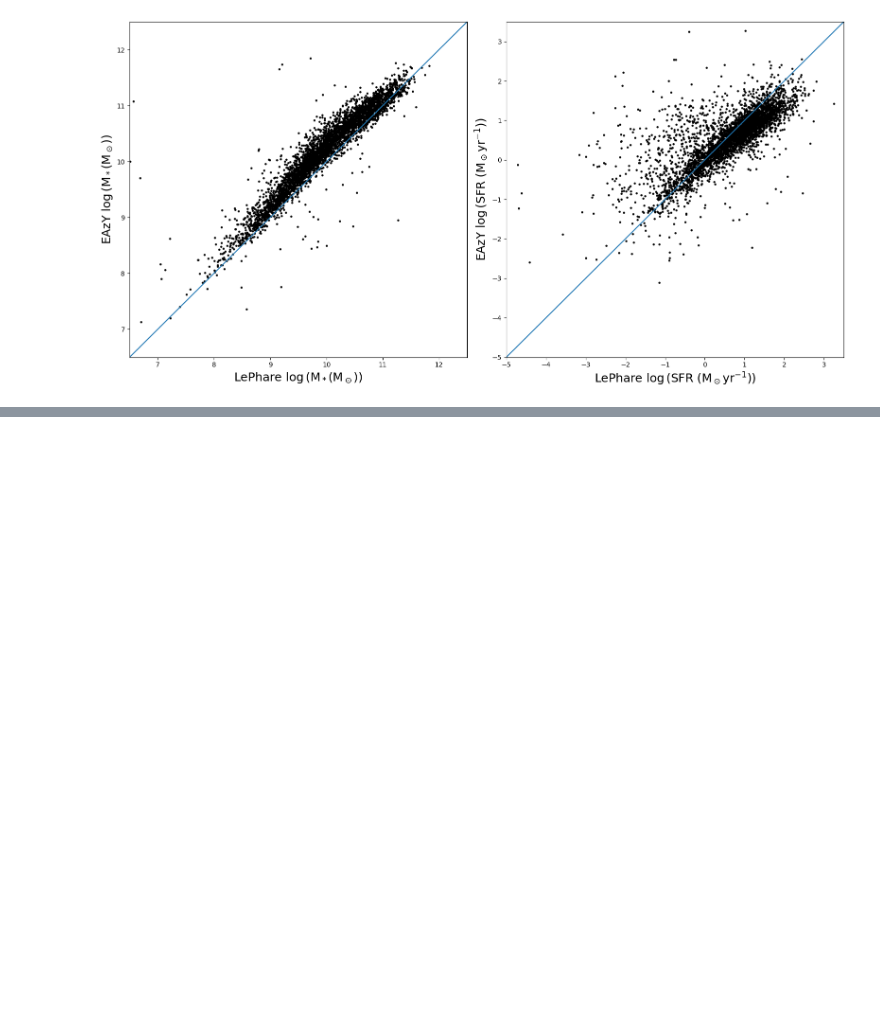
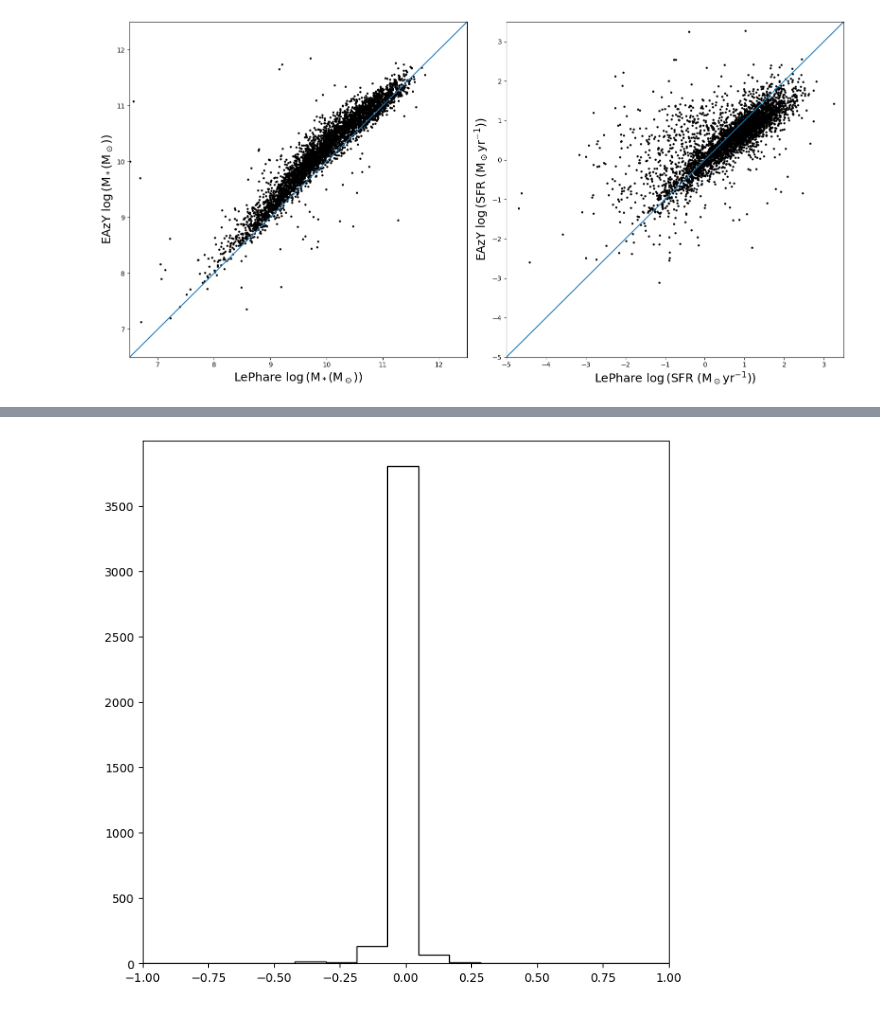
Before and after one commit to AstroORyan/mergers-in-cosmos, a Jupyter notebook: notebooks/back-to-basics/using-visual-sources/diagnostics-software.ipynb, the cells around one changed output, grey strips where cells are left out. Saved outputs shown, nothing was run; the diff lists cells and outputs as text; code cells hidden in the pictures; blank space fills up the shorter version.

```diff
--- a/notebooks/back-to-basics/using-visual-sources/diagnostics-software.ipynb
+++ b/notebooks/back-to-basics/using-visual-sources/diagnostics-software.ipynb
@@ -76,0 +99,11 @@ plt.show()
+# %%
+def get_diff(lp_z, ez_z):
+    diff = lp_z - ez_z
+    if np.isnan(diff):
+        return 0
+    return diff
+# %%
+df_z = (
+    df_red[['ORyanID_23', 'ID', 'lp_zBEST', 'ez_z_phot']]
+    .assign(z_diff = df_red.apply(lambda row: get_diff(row.lp_zBEST, row.ez_z_phot), axis = 1))
+)
@@ -76,0 +126,7 @@ plt.show()
+# %%
+plt.figure(figsize = (8,8))
+plt.hist(df_z.z_diff, bins = 60, color = 'black', histtype = 'step')
+plt.xlim([-1, 1])
+plt.show()
+# %% [output]
+[figure, added]
```
Also changed, not shown: parts of 11 cells of this notebook, 37 other files.
